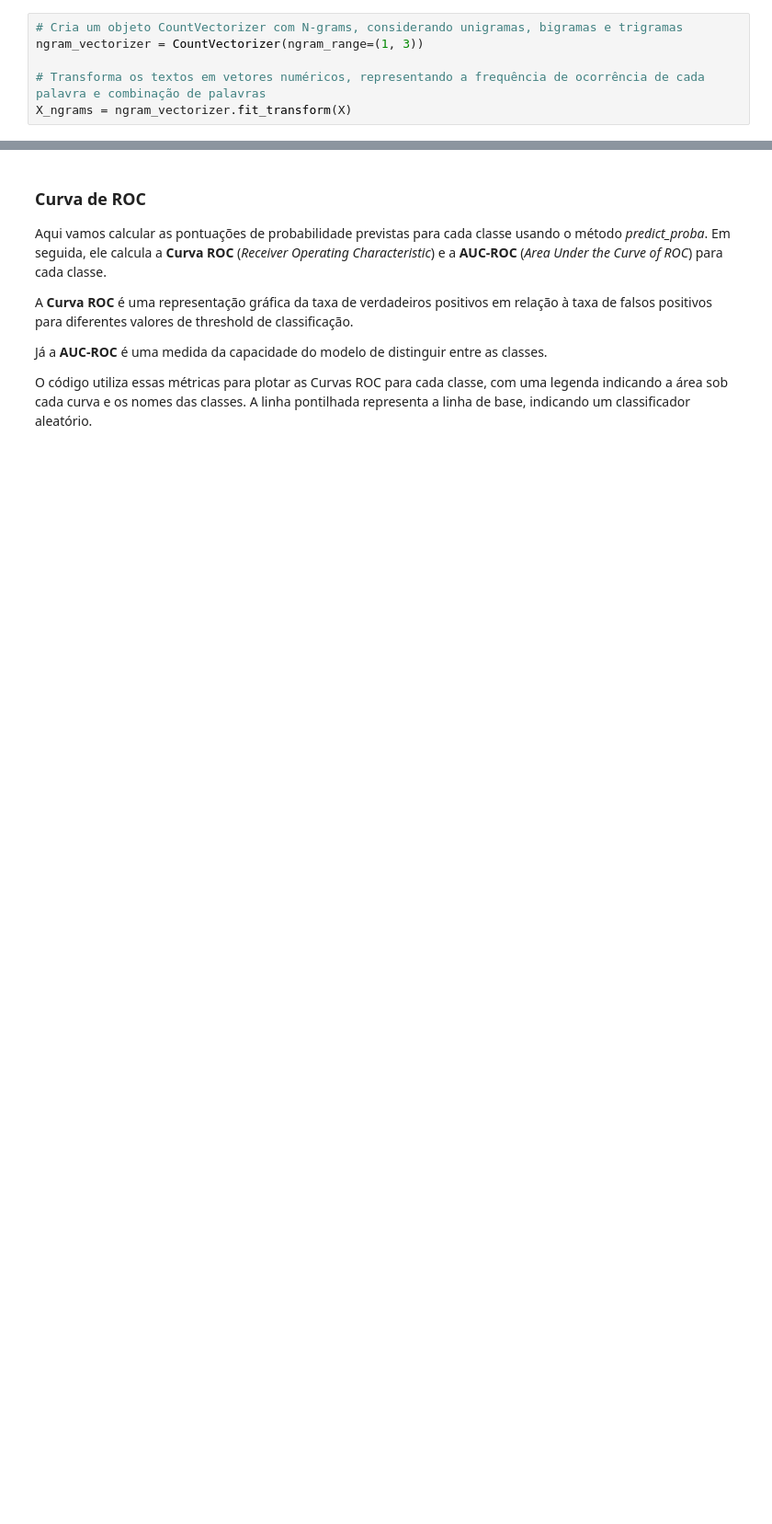
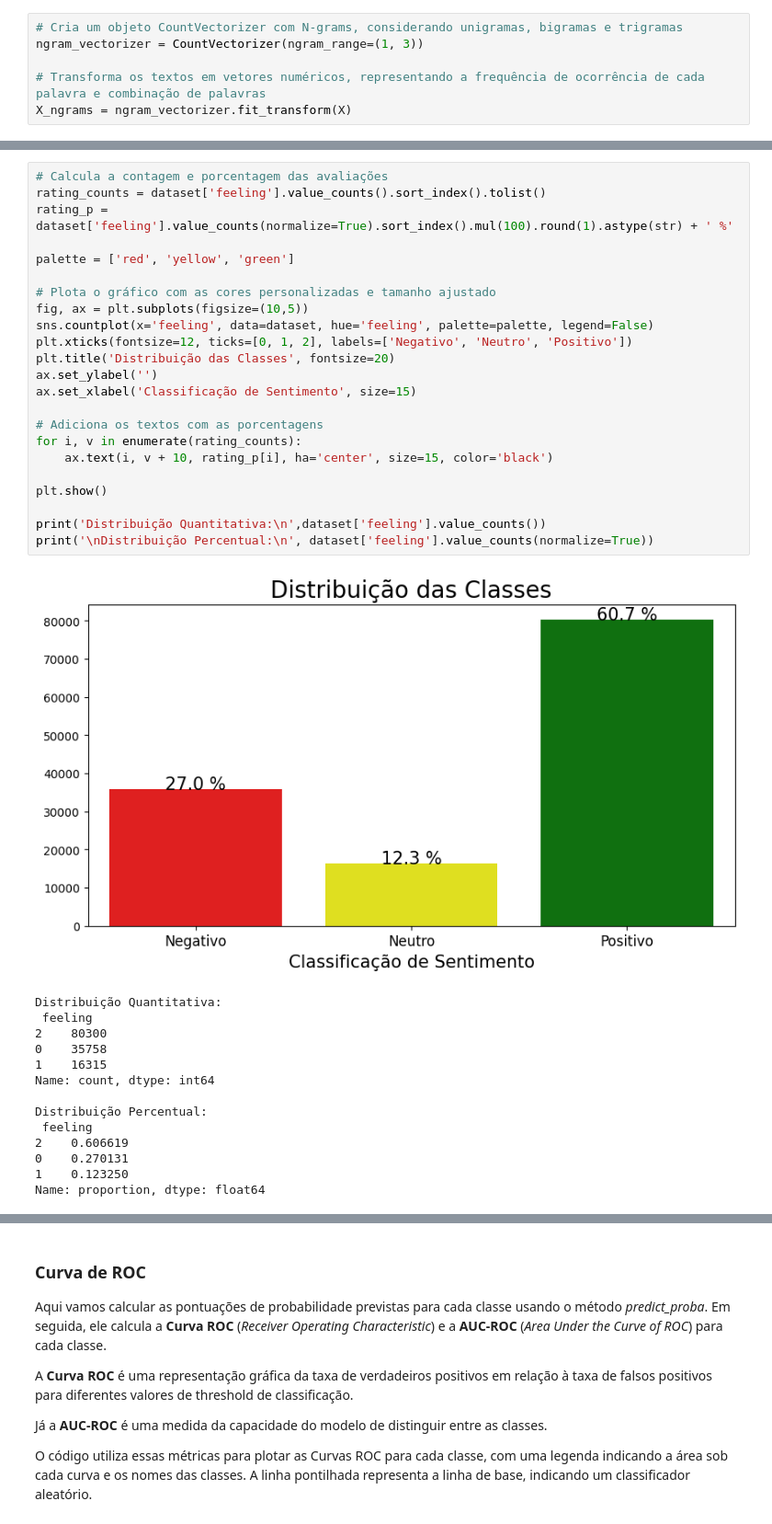
Before and after one commit to GroupHextech/api6-back, a Jupyter notebook: machineLearning/modeloXGBoost.ipynb, the cells around one changed output, grey strips where cells are left out. Shown at 92% size. Cells and saved outputs as stored; diff of their text form; blank space fills up the shorter version.

```diff
--- a/machineLearning/modeloXGBoost.ipynb
+++ b/machineLearning/modeloXGBoost.ipynb
@@ -253,0 +254,38 @@ Essa abordagem nos ajuda a avaliar a capacidade do modelo de generalizar para da
+# %%
+# Calcula a contagem e porcentagem das avaliações
+rating_counts = dataset['feeling'].value_counts().sort_index().tolist()
+rating_p = dataset['feeling'].value_counts(normalize=True).sort_index().mul(100).round(1).astype(str) + ' %'
+
+palette = ['red', 'yellow', 'green']
+
+# Plota o gráfico com as cores personalizadas e tamanho ajustado
+fig, ax = plt.subplots(figsize=(10,5))
+sns.countplot(x='feeling', data=dataset, hue='feeling', palette=palette, legend=False)
+plt.xticks(fontsize=12, ticks=[0, 1, 2], labels=['Negativo', 'Neutro', 'Positivo'])
+plt.title('Distribuição das Classes', fontsize=20)
+ax.set_ylabel('')
+ax.set_xlabel('Classificação de Sentimento', size=15)
+
+# Adiciona os textos com as porcentagens
+for i, v in enumerate(rating_counts):
+    ax.text(i, v + 10, rating_p[i], ha='center', size=15, color='black')
+
+plt.show()
+
+print('Distribuição Quantitativa:\n',dataset['feeling'].value_counts())
+print('\nDistribuição Percentual:\n', dataset['feeling'].value_counts(normalize=True))
+# %% [output]
+[figure, added]
+Distribuição Quantitativa:
+ feeling
+2    80300
+0    35758
+1    16315
+Name: count, dtype: int64
+
+Distribuição Percentual:
+ feeling
+2    0.606619
+0    0.270131
+1    0.123250
+Name: proportion, dtype: float64
```
Also changed, not shown: parts of 27 cells of this notebook.
